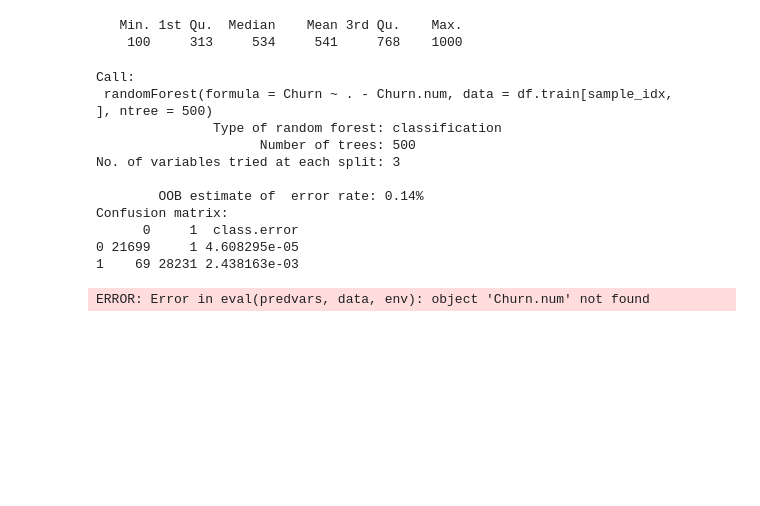
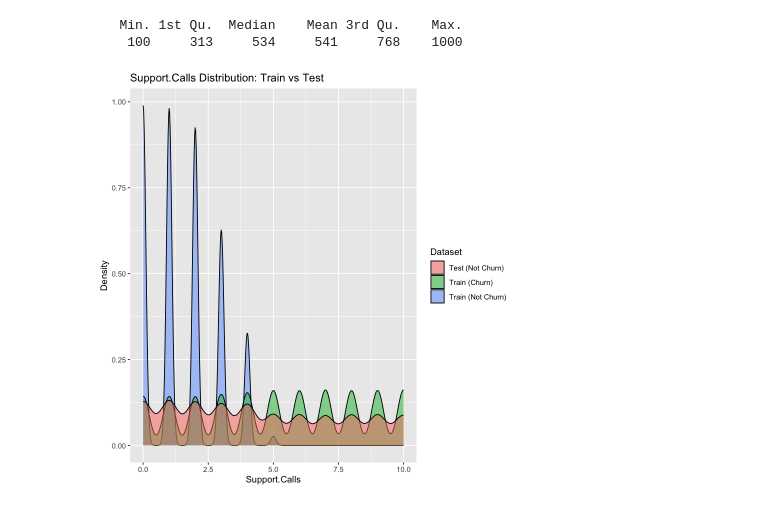
Before and after one commit to ShengPeiWilliam/telecom-churn-ml, a Jupyter notebook: code/churn_analysis.ipynb, the cells around one changed output. Saved outputs shown, nothing was run; the diff lists cells and outputs as text; code cells hidden in the pictures; blank space fills up the shorter version.

Commit message:
feat: add logistic regression model with distribution shift analysis

```diff
--- a/code/churn_analysis.ipynb
+++ b/code/churn_analysis.ipynb
@@ -330,26 +307,15 @@ summary(df.test$Total.Spend)
   100.0   480.0   661.0   631.6   830.0  1000.0
    Min. 1st Qu.  Median    Mean 3rd Qu.    Max.
     100     313     534     541     768    1000
-# %%
-train_rf <- df.train[, !names(df.train) %in% "Churn.num"]
-set.seed(42)
-sample_idx <- sample(nrow(train_rf), 50000)
-rf.model <- randomForest(Churn ~ ., data = train_rf[sample_idx, ], ntree = 500)
-# %% [output]
-Call:
- randomForest(formula = Churn ~ . - Churn.num, data = df.train[sample_idx,      ], ntree = 500)
-               Type of random forest: classification
-                     Number of trees: 500
-No. of variables tried at each split: 3
-
-        OOB estimate of  error rate: 0.14%
-Confusion matrix:
-      0     1  class.error
-0 21699     1 4.608295e-05
-1    69 28231 2.438163e-03
-# %%
-pred <- predict(rf.model, newdata = df.test)
-cm <- confusionMatrix(pred, df.test$Churn)
-cm
-# %% [output]
-ERROR: Error in eval(predvars, data, env): object 'Churn.num' not found
+# %%
+ggplot() +
+    geom_density(data = df.train[df.train$Churn == 0, ],
+                 aes(x = Support.Calls, fill = "Train (Not Churn)"), alpha = 0.5) +
+    geom_density(data = df.train[df.train$Churn == 1, ],
+                 aes(x = Support.Calls, fill = "Train (Churn)"), alpha = 0.5) +
+    geom_density(data = df.test[df.test$Churn == 0, ],
+                 aes(x = Support.Calls, fill = "Test (Not Churn)"), alpha = 0.5) +
+    labs(title = "Support.Calls Distribution: Train vs Test",
+         x = "Support.Calls", y = "Density", fill = "Dataset")
+# %% [output]
+[figure, added]
```
Also changed, not shown: parts of 10 cells of this notebook.
